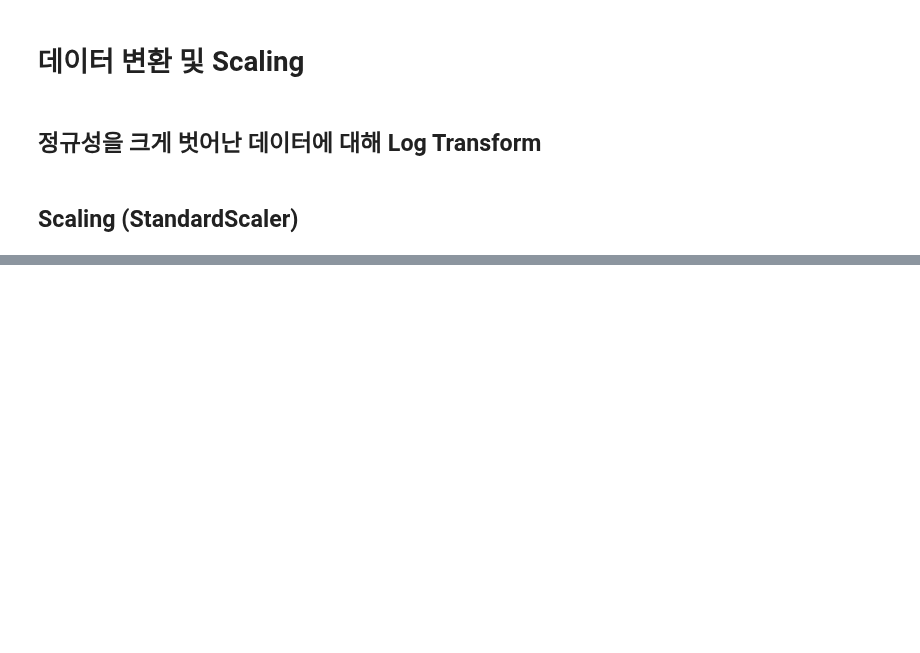
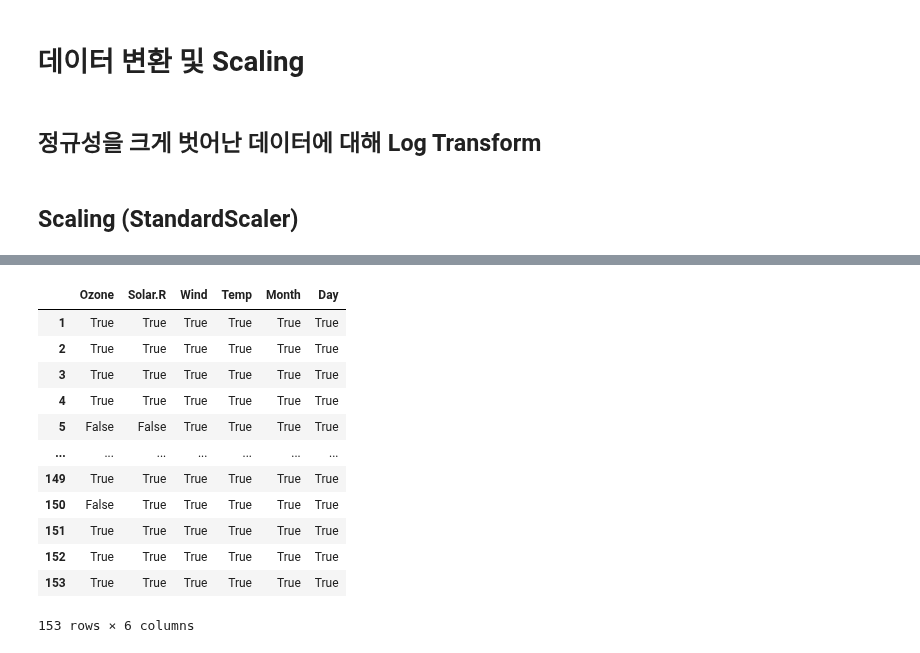
Before and after one commit to anjuiswhat/TIL, a Jupyter notebook: DA/전처리 Routine.ipynb, the cells around one changed output, grey strips where cells are left out. Drawn from its saved outputs; the diff is of its cells as text; code cells hidden in the pictures; blank space fills up the shorter version.

```diff
--- a/DA/전처리 Routine.ipynb
+++ b/DA/전처리 Routine.ipynb
@@ -571,0 +479,22 @@ stats_frame(df_scaled)
+# %%
+# 각각의 데이터들이 결측치인지 확인
+pd.isnull(df_airq)
+df_airq.isnull()
+
+# 각각의 데이터들이 결측치가 아닌지 확인
+pd.notnull(df_airq)
+df_airq.notnull()
+# %% [output]
+|  | Ozone | Solar.R | Wind | Temp | Month | Day |
+| 1 | True | True | True | True | True | True |
+| 2 | True | True | True | True | True | True |
+| 3 | True | True | True | True | True | True |
+| 4 | True | True | True | True | True | True |
+| 5 | False | False | True | True | True | True |
+| ... | ... | ... | ... | ... | ... | ... |
+| 149 | True | True | True | True | True | True |
+| 150 | False | True | True | True | True | True |
+| 151 | True | True | True | True | True | True |
+| 152 | True | True | True | True | True | True |
+| 153 | True | True | True | True | True | True |
+153 rows × 6 columns
```
Also changed, not shown: parts of 39 cells of this notebook.
